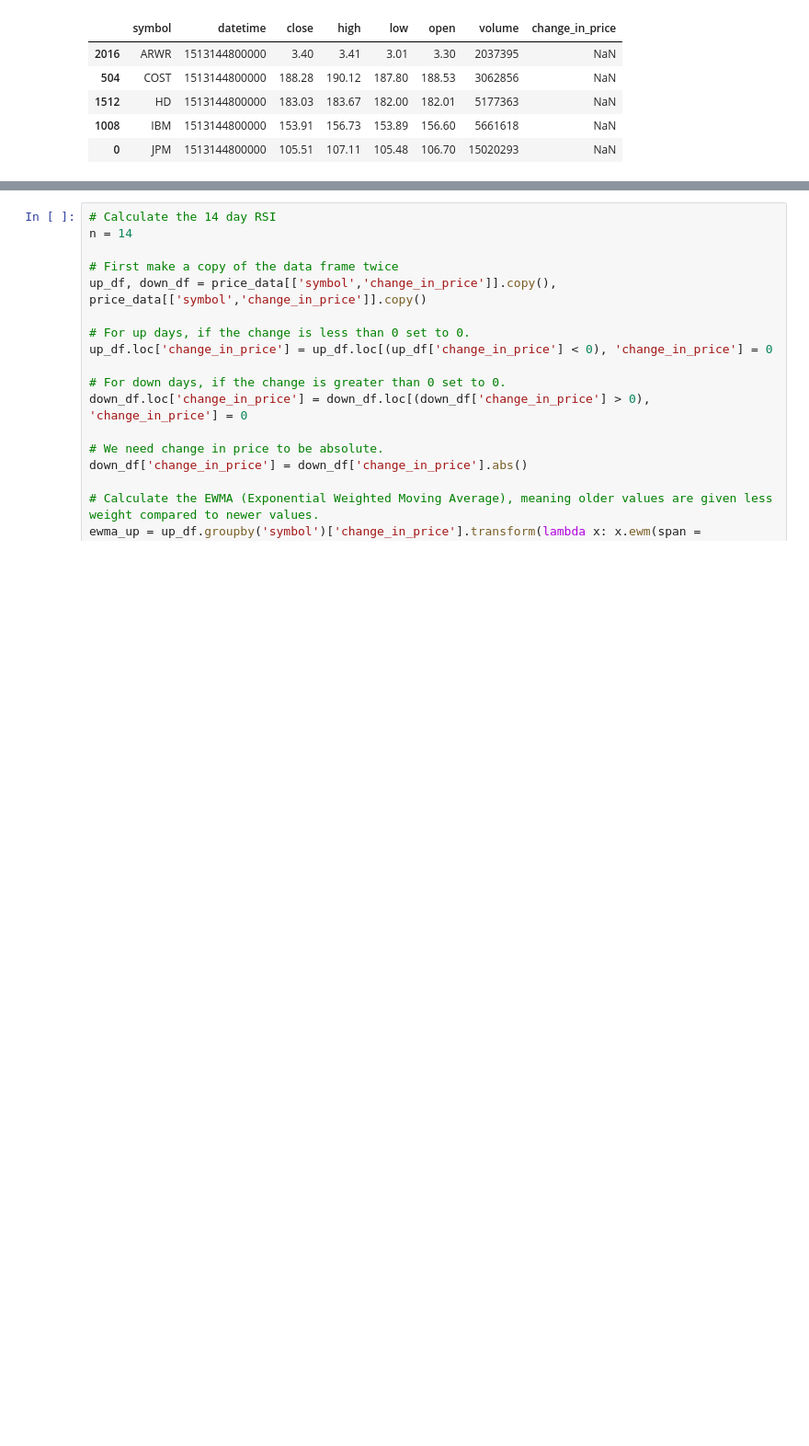
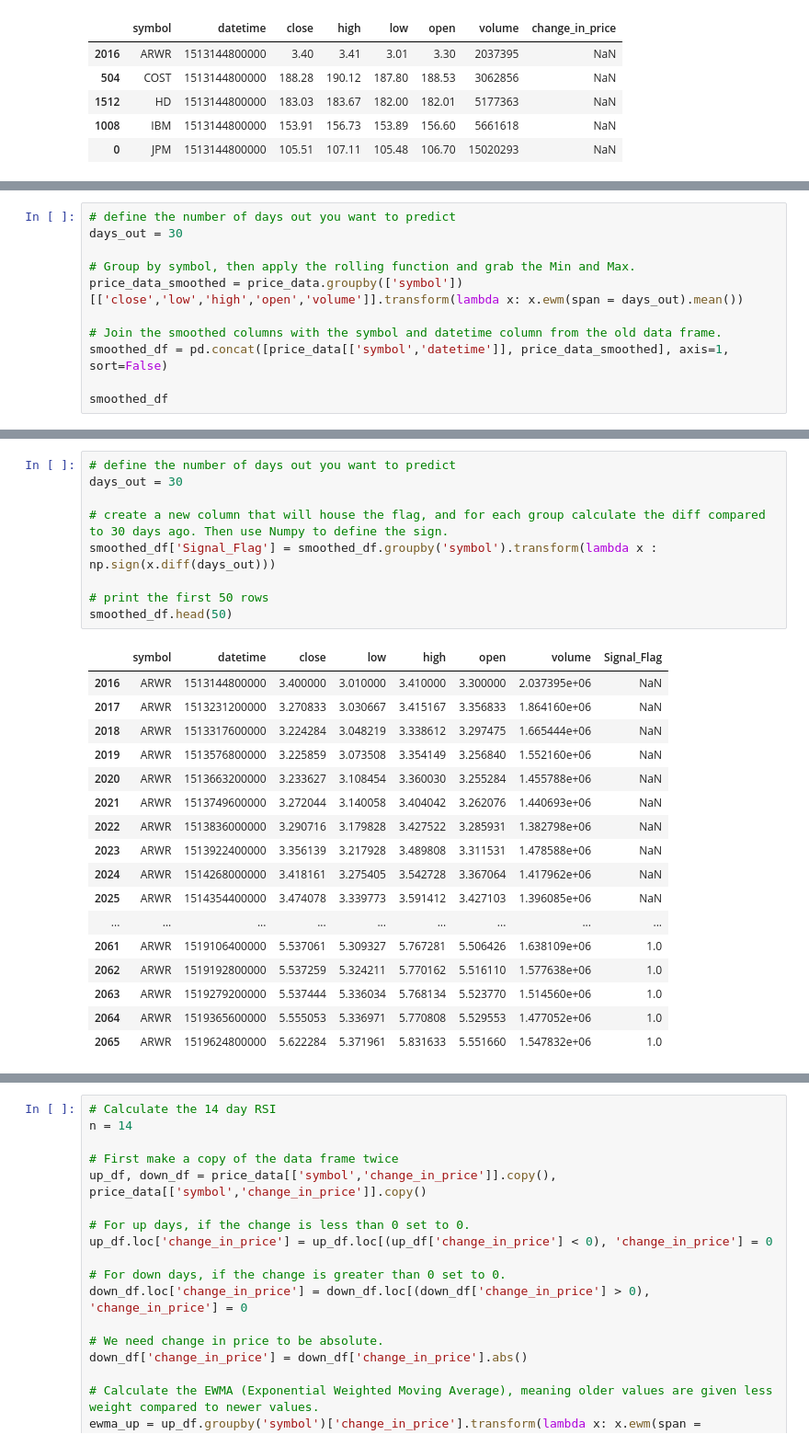
Before and after one commit to areed1192/sigma_coding_youtube, a Jupyter notebook: python/python-data-science/machine-learning/random-forest/random_forest_price_prediction.ipynb, the cells around one changed output, grey strips where cells are left out. Shown at 92% size. Drawn from its saved outputs; the diff is of its cells as text; blank space fills up the shorter version.

```diff
--- a/python/python-data-science/machine-learning/random-forest/random_forest_price_prediction.ipynb
+++ b/python/python-data-science/machine-learning/random-forest/random_forest_price_prediction.ipynb
@@ -197,0 +222,11 @@ price_data[price_data.isna().any(axis = 1)]
+# %%
+# define the number of days out you want to predict
+days_out = 30
+
+# Group by symbol, then apply the rolling function and grab the Min and Max.
+price_data_smoothed = price_data.groupby(['symbol'])[['close','low','high','open','volume']].transform(lambda x: x.ewm(span = days_out).mean())
+
+# Join the smoothed columns with the symbol and datetime column from the old data frame.
+smoothed_df = pd.concat([price_data[['symbol','datetime']], price_data_smoothed], axis=1, sort=False)
+
+smoothed_df
@@ -198,3 +258,30 @@ price_data[price_data.isna().any(axis = 1)]
+# %%
+# define the number of days out you want to predict
+days_out = 30
+
+# create a new column that will house the flag, and for each group calculate the diff compared to 30 days ago. Then use Numpy to define the sign.
+smoothed_df['Signal_Flag'] = smoothed_df.groupby('symbol').transform(lambda x : np.sign(x.diff(days_out)))
+
+# print the first 50 rows
+smoothed_df.head(50)
+# %% [output]
+|  | symbol | datetime | close | low | high | open | volume | Signal_Flag |
+| 2016 | ARWR | 1513144800000 | 3.400000 | 3.010000 | 3.410000 | 3.300000 | 2.037395e+06 | NaN |
+| 2017 | ARWR | 1513231200000 | 3.270833 | 3.030667 | 3.415167 | 3.356833 | 1.864160e+06 | NaN |
+| 2018 | ARWR | 1513317600000 | 3.224284 | 3.048219 | 3.338612 | 3.297475 | 1.665444e+06 | NaN |
+| 2019 | ARWR | 1513576800000 | 3.225859 | 3.073508 | 3.354149 | 3.256840 | 1.552160e+06 | NaN |
+| 2020 | ARWR | 1513663200000 | 3.233627 | 3.108454 | 3.360030 | 3.255284 | 1.455788e+06 | NaN |
+| 2021 | ARWR | 1513749600000 | 3.272044 | 3.140058 | 3.404042 | 3.262076 | 1.440693e+06 | NaN |
+| 2022 | ARWR | 1513836000000 | 3.290716 | 3.179828 | 3.427522 | 3.285931 | 1.382798e+06 | NaN |
+| 2023 | ARWR | 1513922400000 | 3.356139 | 3.217928 | 3.489808 | 3.311531 | 1.478588e+06 | NaN |
+| 2024 | ARWR | 1514268000000 | 3.418161 | 3.275405 | 3.542728 | 3.367064 | 1.417962e+06 | NaN |
+| 2025 | ARWR | 1514354400000 | 3.474078 | 3.339773 | 3.591412 | 3.427103 | 1.396085e+06 | NaN |
+| ... | ... | ... | ... | ... | ... | ... | ... | ... |
+| 2061 | ARWR | 1519106400000 | 5.537061 | 5.309327 | 5.767281 | 5.506426 | 1.638109e+06 | 1.0 |
+| 2062 | ARWR | 1519192800000 | 5.537259 | 5.324211 | 5.770162 | 5.516110 | 1.577638e+06 | 1.0 |
+| 2063 | ARWR | 1519279200000 | 5.537444 | 5.336034 | 5.768134 | 5.523770 | 1.514560e+06 | 1.0 |
+| 2064 | ARWR | 1519365600000 | 5.555053 | 5.336971 | 5.770808 | 5.529553 | 1.477052e+06 | 1.0 |
+| 2065 | ARWR | 1519624800000 | 5.622284 | 5.371961 | 5.831633 | 5.551660 | 1.547832e+06 | 1.0 |
 # %% [markdown]
 ## Indicator Calculation: Relative Strength Index (RSI)
 
```
Also changed, not shown: parts of 12 cells of this notebook, 1 other file.
